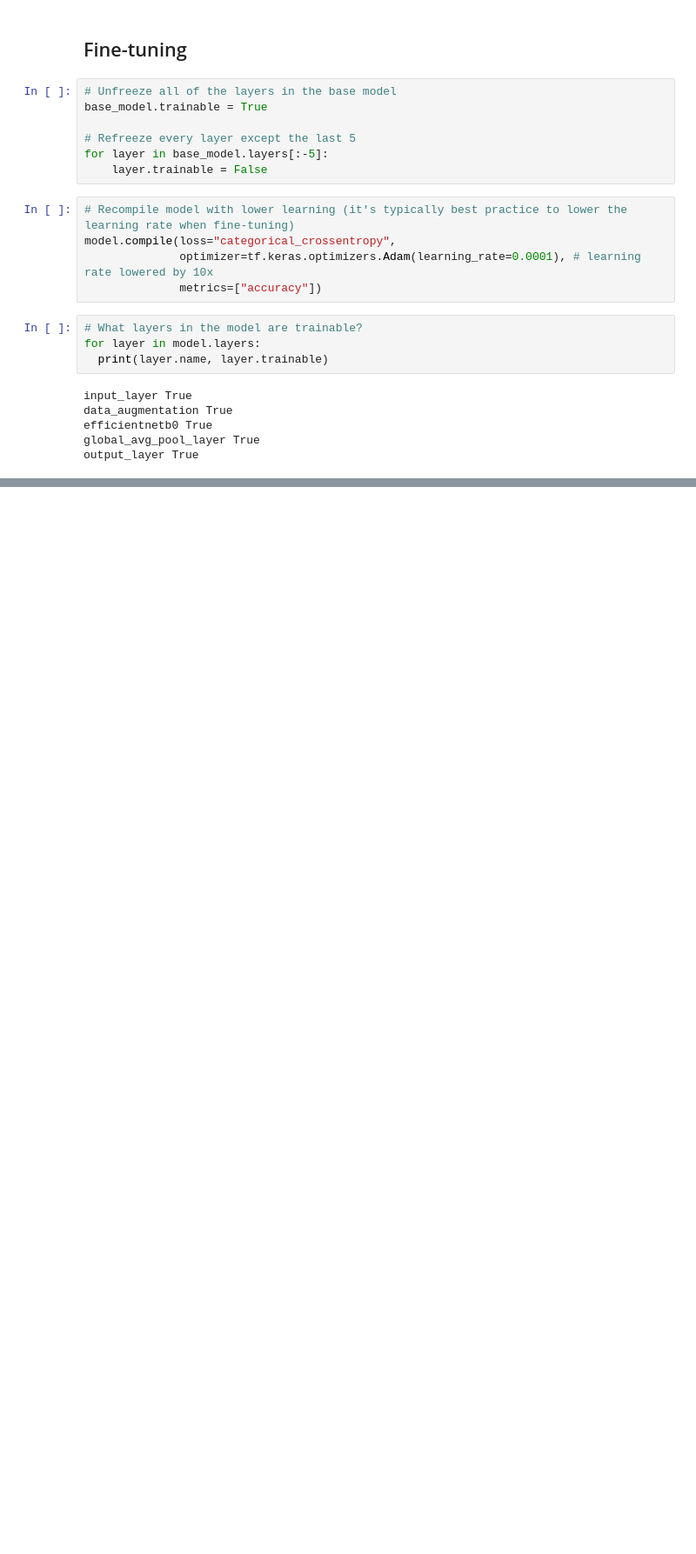
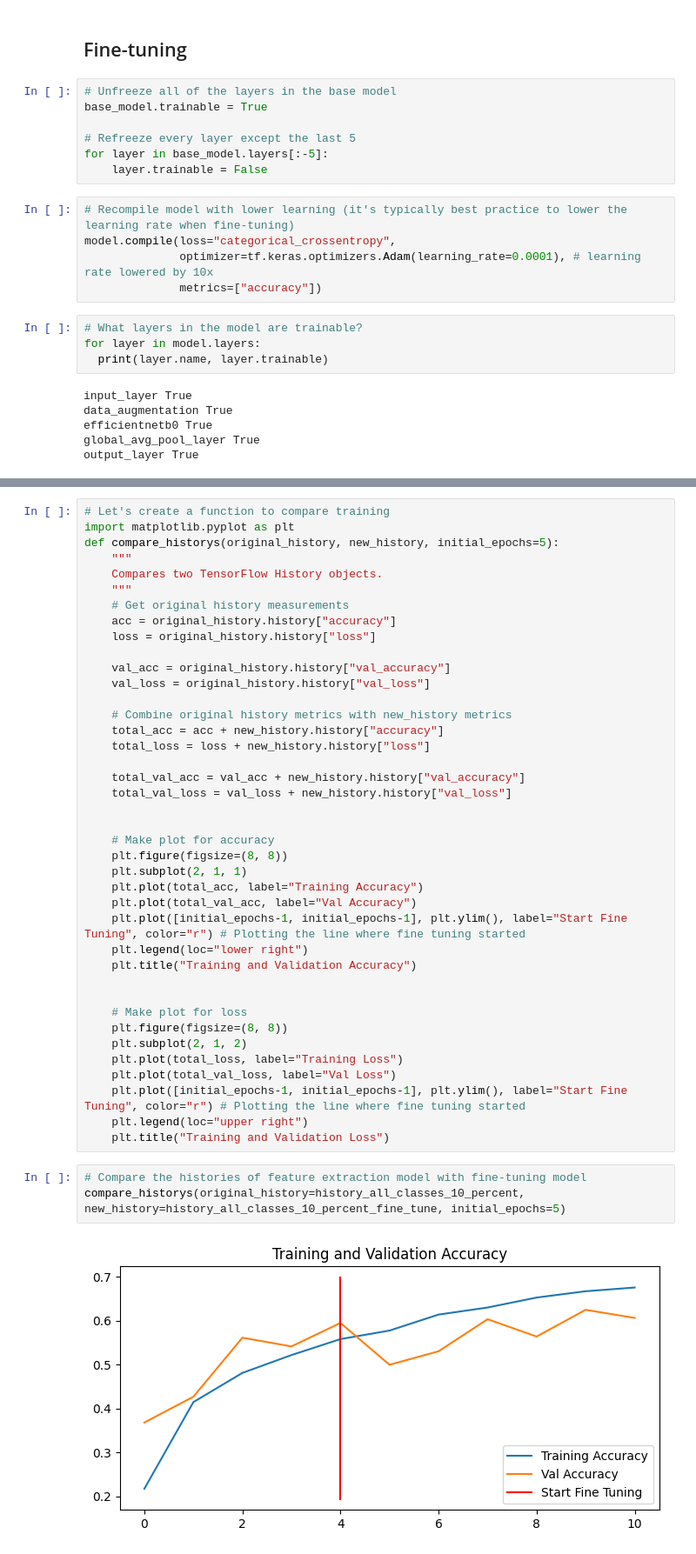
Before and after one commit to Adnan-edu/tensorflow-deep-learning, a Jupyter notebook: 06_transfer_learning_in_tensorflow_part_3_scaling_up.ipynb, the cells around one changed output, grey strips where cells are left out. Shown: that part at 87% size. Cells and saved outputs as stored; diff of their text form; blank space fills up the shorter version.

Commit message:
Fine-tuning our feature extraction model and evaluating its performance.

```diff
--- a/06_transfer_learning_in_tensorflow_part_3_scaling_up.ipynb
+++ b/06_transfer_learning_in_tensorflow_part_3_scaling_up.ipynb
@@ -234,0 +269,45 @@ for layer_number, layer in enumerate(model.layers[2].layers):
+# %%
+# Let's create a function to compare training
+import matplotlib.pyplot as plt
+def compare_historys(original_history, new_history, initial_epochs=5):
+    """
+    Compares two TensorFlow History objects.
+    """
+    # Get original history measurements
+    acc = original_history.history["accuracy"]
+    loss = original_history.history["loss"]
+
+    val_acc = original_history.history["val_accuracy"]
+    val_loss = original_history.history["val_loss"]
+
+    # Combine original history metrics with new_history metrics
+    total_acc = acc + new_history.history["accuracy"]
+    total_loss = loss + new_history.history["loss"]
+
+    total_val_acc = val_acc + new_history.history["val_accuracy"]
+    total_val_loss = val_loss + new_history.history["val_loss"]
+
+
+    # Make plot for accuracy
+    plt.figure(figsize=(8, 8))
+    plt.subplot(2, 1, 1)
+    plt.plot(total_acc, label="Training Accuracy")
+    plt.plot(total_val_acc, label="Val Accuracy")
+    plt.plot([initial_epochs-1, initial_epochs-1], plt.ylim(), label="Start Fine Tuning", color="r") # Plotting the line where fine tuning started
+    plt.legend(loc="lower right")
+    plt.title("Training and Validation Accuracy")
+
+
+    # Make plot for loss
+    plt.figure(figsize=(8, 8))
+    plt.subplot(2, 1, 2)
+    plt.plot(total_loss, label="Training Loss")
+    plt.plot(total_val_loss, label="Val Loss")
+    plt.plot([initial_epochs-1, initial_epochs-1], plt.ylim(), label="Start Fine Tuning", color="r") # Plotting the line where fine tuning started
+    plt.legend(loc="upper right")
+    plt.title("Training and Validation Loss")
+# %%
+# Compare the histories of feature extraction model with fine-tuning model
+compare_historys(original_history=history_all_classes_10_percent, new_history=history_all_classes_10_percent_fine_tune, initial_epochs=5)
+# %% [output]
+[figure, added]
```
Also changed, not shown: parts of 14 cells of this notebook.
